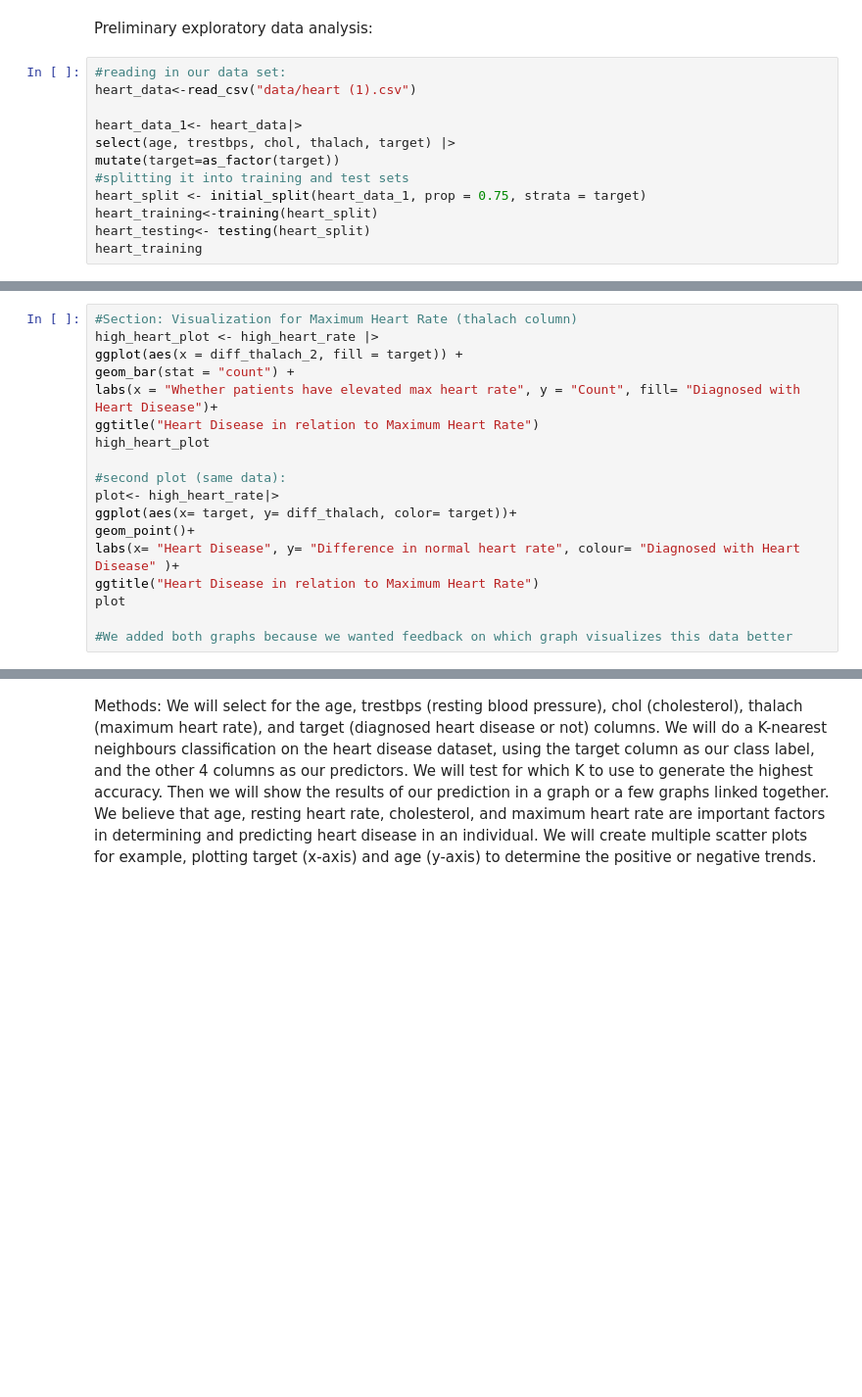
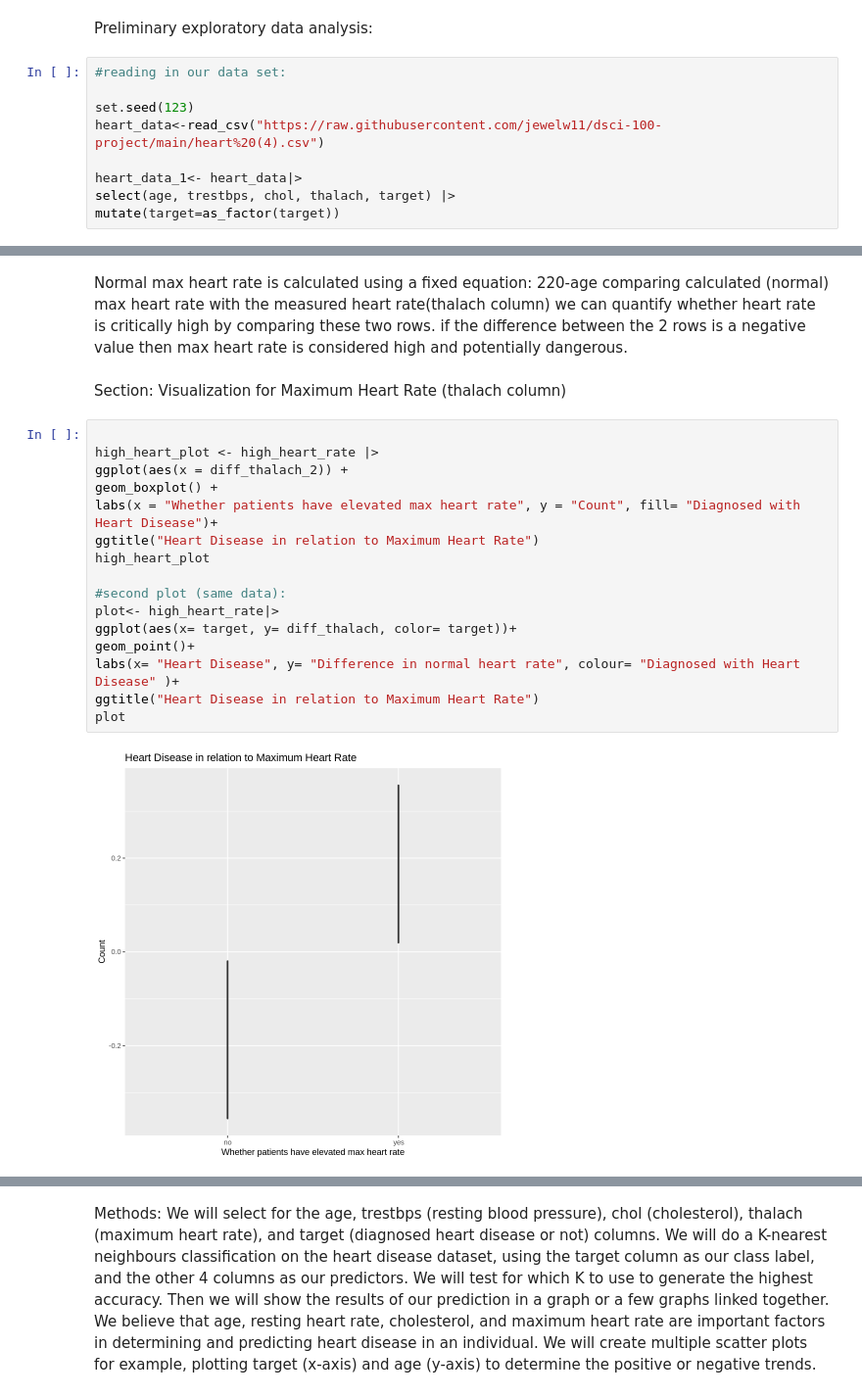
Before and after one commit to jewelw11/dsci-100-project, a Jupyter notebook: heart disease project.ipynb, the cells around one changed output, grey strips where cells are left out. Shown: that part at 98% size. Cells and saved outputs as stored; diff of their text form; blank space fills up the shorter version.

Commit message:
heart disease project final report

```diff
--- a/heart disease project.ipynb
+++ b/heart disease project.ipynb
@@ -18,13 +36,10 @@ We chose these four predicators because they seem clinically related to the risk
 Preliminary exploratory data analysis:
 # %%
 #reading in our data set:
-heart_data<-read_csv("data/heart (1).csv")
+
+set.seed(123)
+heart_data<-read_csv("https://raw.githubusercontent.com/jewelw11/dsci-100-project/main/heart%20(4).csv")
 
 heart_data_1<- heart_data|>
 select(age, trestbps, chol, thalach, target) |>
 mutate(target=as_factor(target))
-#splitting it into training and test sets
-heart_split <- initial_split(heart_data_1, prop = 0.75, strata = target)
-heart_training<-training(heart_split)
-heart_testing<- testing(heart_split)
-heart_training
@@ -68,18 +126,25 @@ high_heart_rate
+# %% [markdown]
+Normal max heart rate is calculated using a fixed equation: 220-age
+comparing calculated (normal) max heart rate with the measured heart rate(thalach column)
+we can quantify whether heart rate is critically high by comparing these two rows.
+if the difference between the 2 rows is a negative value then max heart rate is considered high and potentially dangerous.
+# %% [markdown]
+Section: Visualization for Maximum Heart Rate (thalach column)
 # %%
-#Section: Visualization for Maximum Heart Rate (thalach column)
+
 high_heart_plot <- high_heart_rate |>
-ggplot(aes(x = diff_thalach_2, fill = target)) +
-geom_bar(stat = "count") +
+ggplot(aes(x = diff_thalach_2)) +
+geom_boxplot() +
 labs(x = "Whether patients have elevated max heart rate", y = "Count", fill= "Diagnosed with Heart Disease")+
 ggtitle("Heart Disease in relation to Maximum Heart Rate")
 high_heart_plot
 
 #second plot (same data):
 plot<- high_heart_rate|>
 ggplot(aes(x= target, y= diff_thalach, color= target))+
 geom_point()+
 labs(x= "Heart Disease", y= "Difference in normal heart rate", colour= "Diagnosed with Heart Disease" )+
 ggtitle("Heart Disease in relation to Maximum Heart Rate")
 plot
-
-#We added both graphs because we wanted feedback on which graph visualizes this data better
+# %% [output]
+[figure, added]
```
Also changed, not shown: parts of 22 cells of this notebook.
